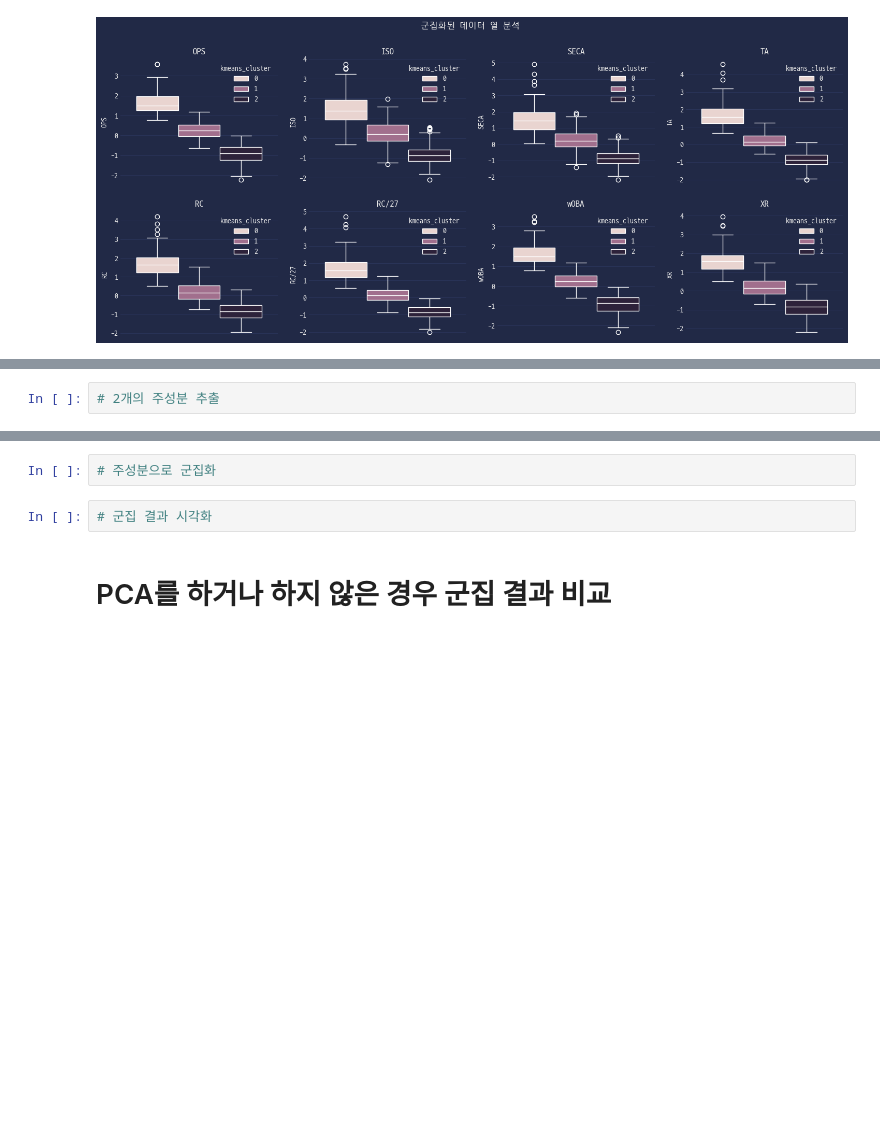
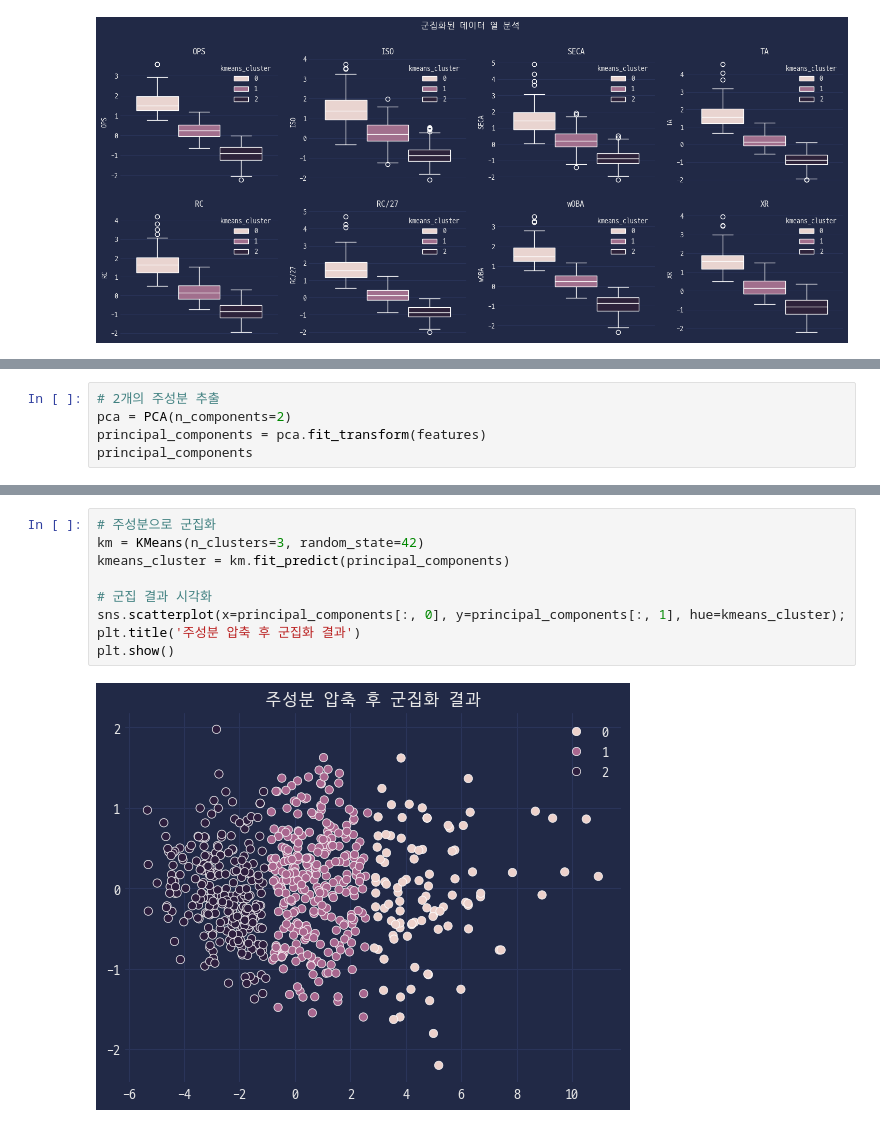
Before and after one commit to zer0ken/ms-ai-school, a Jupyter notebook: baseball/22_군집화_프로야구_실습.ipynb, the cells around one changed output, grey strips where cells are left out. Saved outputs shown, nothing was run; the diff lists cells and outputs as text; blank space fills up the shorter version.

```diff
--- a/baseball/22_군집화_프로야구_실습.ipynb
+++ b/baseball/22_군집화_프로야구_실습.ipynb
@@ -251,2 +290,5 @@ plt.show()
 # %%
 # 2개의 주성분 추출
+pca = PCA(n_components=2)
+principal_components = pca.fit_transform(features)
+principal_components
@@ -253,6 +303,11 @@ plt.show()
-# %%
-# 주성분으로 군집화
-# %%
-# 군집 결과 시각화
-# %% [markdown]
-# PCA를 하거나 하지 않은 경우 군집 결과 비교
+# %%
+# 주성분으로 군집화
+km = KMeans(n_clusters=3, random_state=42)
+kmeans_cluster = km.fit_predict(principal_components)
+
+# 군집 결과 시각화
+sns.scatterplot(x=principal_components[:, 0], y=principal_components[:, 1], hue=kmeans_cluster);
+plt.title('주성분 압축 후 군집화 결과')
+plt.show()
+# %% [output]
+[figure, added]
```
Also changed, not shown: parts of 13 cells of this notebook, 2 other files.
